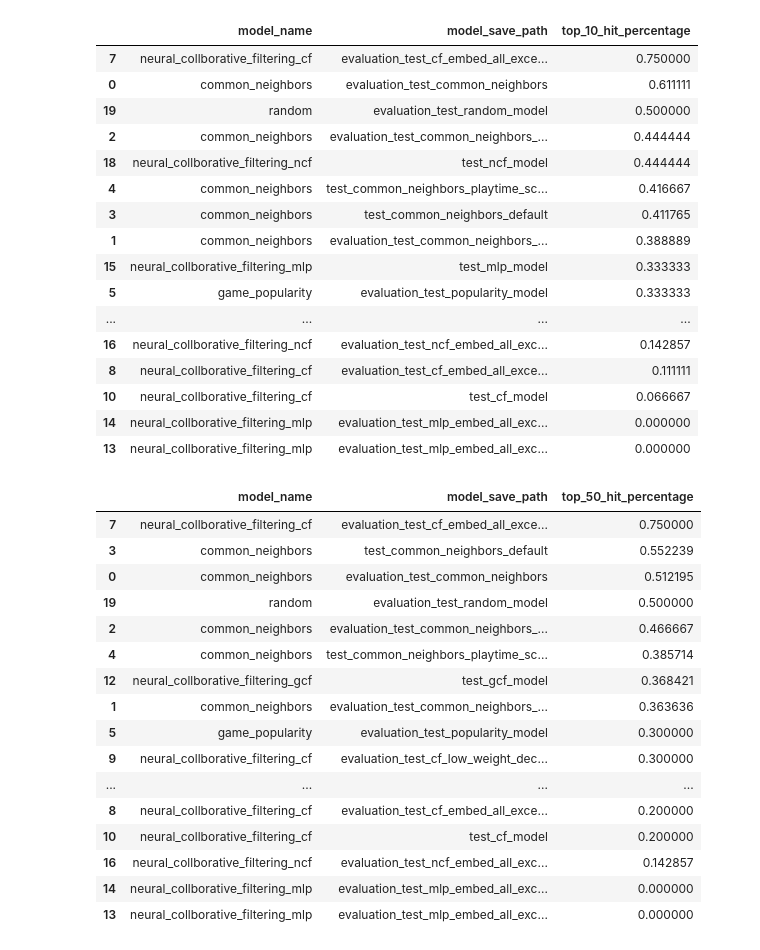
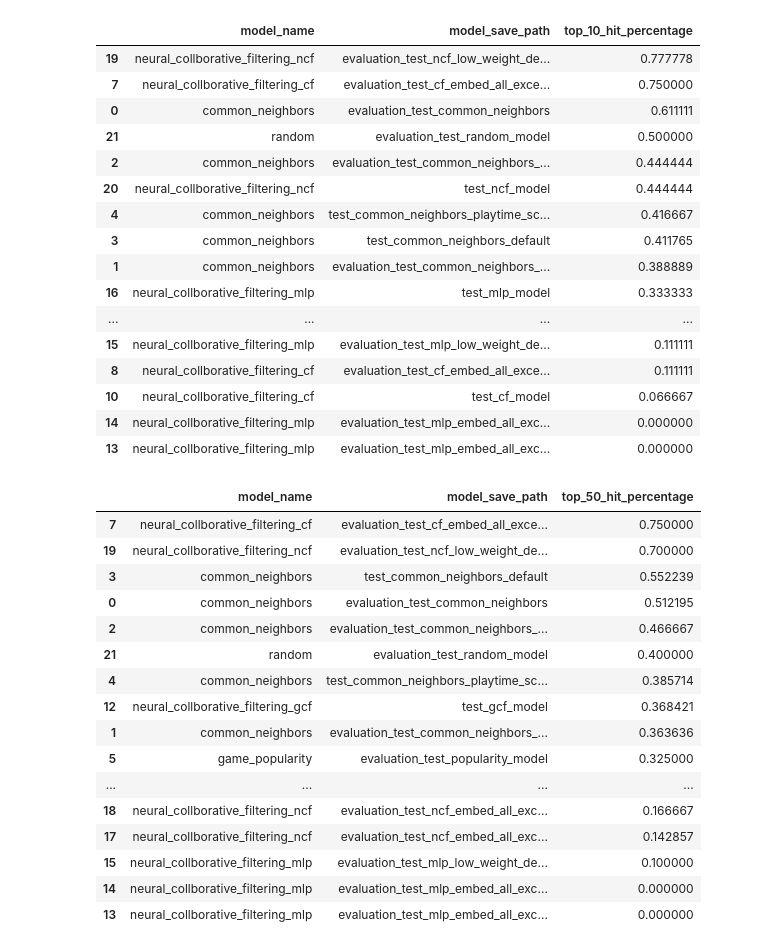
Before and after one commit to GitHubNoskcaj211/ml-projects-project, a Jupyter notebook: evaluation/test_online_evaluation.ipynb, the cells around one changed output. Cells and saved outputs as stored; diff of their text form; code cells hidden in the pictures.

Commit message:
Add the simulation statistical test.

```diff
--- a/evaluation/test_online_evaluation.ipynb
+++ b/evaluation/test_online_evaluation.ipynb
@@ -97,43 +36,44 @@ Not enough samples to get percentile figure.
 # %%
-df = pd.DataFrame(all_metrics)
 def display_ranked_column(column_name):
     display(df.sort_values(by=column_name, ascending=False)[['model_name', 'model_save_path', column_name]])
 display_ranked_column('top_10_hit_percentage')
 display_ranked_column('top_50_hit_percentage')
 display_ranked_column('user_rank_auc_roc')
+display_ranked_column('user_rank_auc_roc_variance')
+display_ranked_column('user_rank_auc_roc_best_probability')
 # %% [output]
 |  | model_name | model_save_path | top_10_hit_percentage |
+| 19 | neural_collborative_filtering_ncf | evaluation_test_ncf_low_weight_de... | 0.777778 |
 | 7 | neural_collborative_filtering_cf | evaluation_test_cf_embed_all_exce... | 0.750000 |
 | 0 | common_neighbors | evaluation_test_common_neighbors | 0.611111 |
-| 19 | random | evaluation_test_random_model | 0.500000 |
+| 21 | random | evaluation_test_random_model | 0.500000 |
 | 2 | common_neighbors | evaluation_test_common_neighbors_... | 0.444444 |
-| 18 | neural_collborative_filtering_ncf | test_ncf_model | 0.444444 |
+| 20 | neural_collborative_filtering_ncf | test_ncf_model | 0.444444 |
 | 4 | common_neighbors | test_common_neighbors_playtime_sc... | 0.416667 |
 | 3 | common_neighbors | test_common_neighbors_default | 0.411765 |
 | 1 | common_neighbors | evaluation_test_common_neighbors_... | 0.388889 |
-| 15 | neural_collborative_filtering_mlp | test_mlp_model | 0.333333 |
-| 5 | game_popularity | evaluation_test_popularity_model | 0.333333 |
+| 16 | neural_collborative_filtering_mlp | test_mlp_model | 0.333333 |
 | ... | ... | ... | ... |
-| 16 | neural_collborative_filtering_ncf | evaluation_test_ncf_embed_all_exc... | 0.142857 |
+| 15 | neural_collborative_filtering_mlp | evaluation_test_mlp_low_weight_de... | 0.111111 |
 | 8 | neural_collborative_filtering_cf | evaluation_test_cf_embed_all_exce... | 0.111111 |
 | 10 | neural_collborative_filtering_cf | test_cf_model | 0.066667 |
 | 14 | neural_collborative_filtering_mlp | evaluation_test_mlp_embed_all_exc... | 0.000000 |
 | 13 | neural_collborative_filtering_mlp | evaluation_test_mlp_embed_all_exc... | 0.000000 |
 |  | model_name | model_save_path | top_50_hit_percentage |
 | 7 | neural_collborative_filtering_cf | evaluation_test_cf_embed_all_exce... | 0.750000 |
+| 19 | neural_collborative_filtering_ncf | evaluation_test_ncf_low_weight_de... | 0.700000 |
 | 3 | common_neighbors | test_common_neighbors_default | 0.552239 |
 | 0 | common_neighbors | evaluation_test_common_neighbors | 0.512195 |
-| 19 | random | evaluation_test_random_model | 0.500000 |
 | 2 | common_neighbors | evaluation_test_common_neighbors_... | 0.466667 |
+| 21 | random | evaluation_test_random_model | 0.400000 |
 | 4 | common_neighbors | test_common_neighbors_playtime_sc... | 0.385714 |
 | 12 | neural_collborative_filtering_gcf | test_gcf_model | 0.368421 |
 | 1 | common_neighbors | evaluation_test_common_neighbors_... | 0.363636 |
-| 5 | game_popularity | evaluation_test_popularity_model | 0.300000 |
-| 9 | neural_collborative_filtering_cf | evaluation_test_cf_low_weight_dec... | 0.300000 |
+| 5 | game_popularity | evaluation_test_popularity_model | 0.325000 |
 | ... | ... | ... | ... |
-| 8 | neural_collborative_filtering_cf | evaluation_test_cf_embed_all_exce... | 0.200000 |
-| 10 | neural_collborative_filtering_cf | test_cf_model | 0.200000 |
-| 16 | neural_collborative_filtering_ncf | evaluation_test_ncf_embed_all_exc... | 0.142857 |
+| 18 | neural_collborative_filtering_ncf | evaluation_test_ncf_embed_all_exc... | 0.166667 |
+| 17 | neural_collborative_filtering_ncf | evaluation_test_ncf_embed_all_exc... | 0.142857 |
+| 15 | neural_collborative_filtering_mlp | evaluation_test_mlp_low_weight_de... | 0.100000 |
 | 14 | neural_collborative_filtering_mlp | evaluation_test_mlp_embed_all_exc... | 0.000000 |
 | 13 | neural_collborative_filtering_mlp | evaluation_test_mlp_embed_all_exc... | 0.000000 |
 |  | model_name | model_save_path | user_rank_auc_roc |
```
Also changed, not shown: parts of 5 cells of this notebook, 1 other file.
